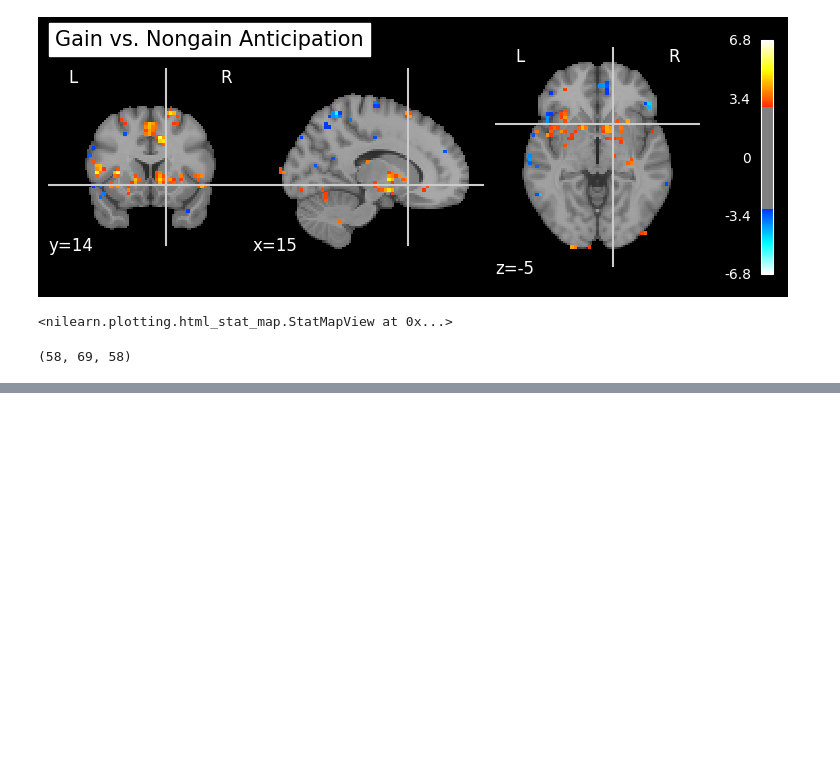
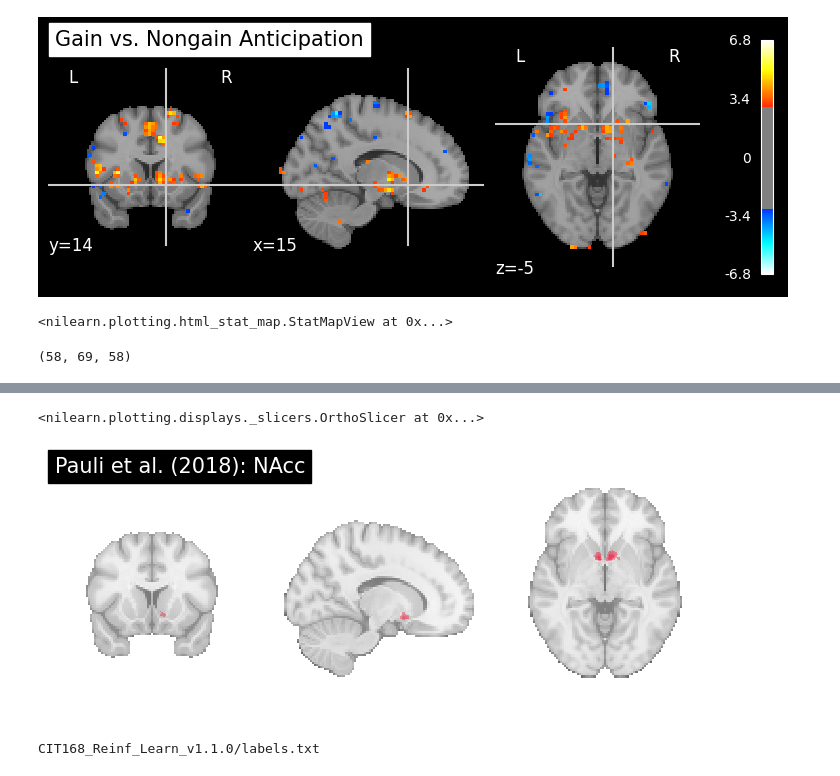
Before and after one commit to LuisA00/Analysis_Playground, a Jupyter notebook: Monetary_Incentive_Delay_fMRI/SingleParticipant_GLM_ROI_PPI_Analyses.ipynb, the cells around one changed output, grey strips where cells are left out. Drawn from its saved outputs; the diff is of its cells as text; code cells hidden in the pictures; blank space fills up the shorter version.

```diff
--- a/Monetary_Incentive_Delay_fMRI/SingleParticipant_GLM_ROI_PPI_Analyses.ipynb
+++ b/Monetary_Incentive_Delay_fMRI/SingleParticipant_GLM_ROI_PPI_Analyses.ipynb
@@ -223,0 +237,16 @@ fmri_glm.generate_report(contrasts=anticipation_gain_contrast)
+# %%
+NAcc_map = index_img(pauli_file, [2])
+
+plot_prob_atlas(NAcc_map, cut_coords=[15, 14, -5], title="Pauli et al. (2018): NAcc", annotate=False, draw_cross=False) #
+# %% [output]
+<nilearn.plotting.displays._slicers.OrthoSlicer at 0x...>
+[figure, added]
+# %%
+Pauli_lables_file = "CIT168_Reinf_Learn_v1.1.0/labels.txt"
+
+Pauli_labels = pd.read_fwf(Pauli_lables_file)
+#pd.read_csv(Pauli_lables_file, sep=" ", header=None, names=["Index", "ROI"])
+
+print(Pauli_lables_file)
+# %% [output]
+CIT168_Reinf_Learn_v1.1.0/labels.txt
```
Also changed, not shown: parts of 16 cells of this notebook, 2 other files.
